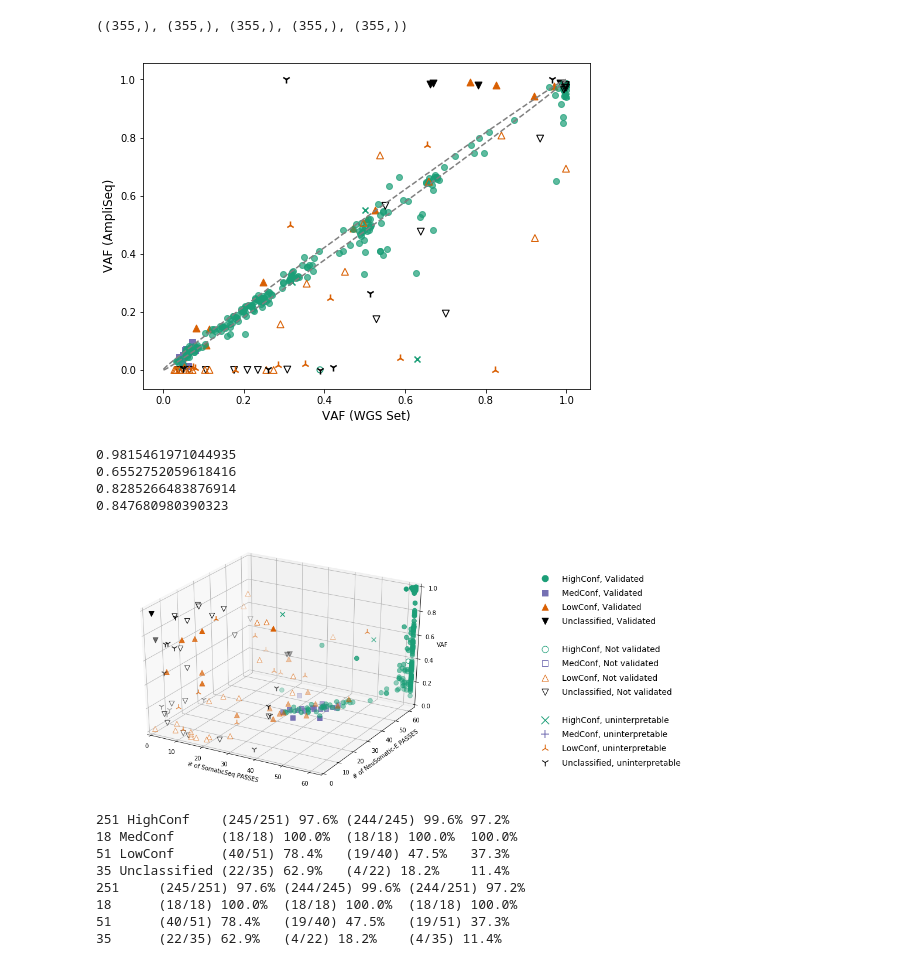
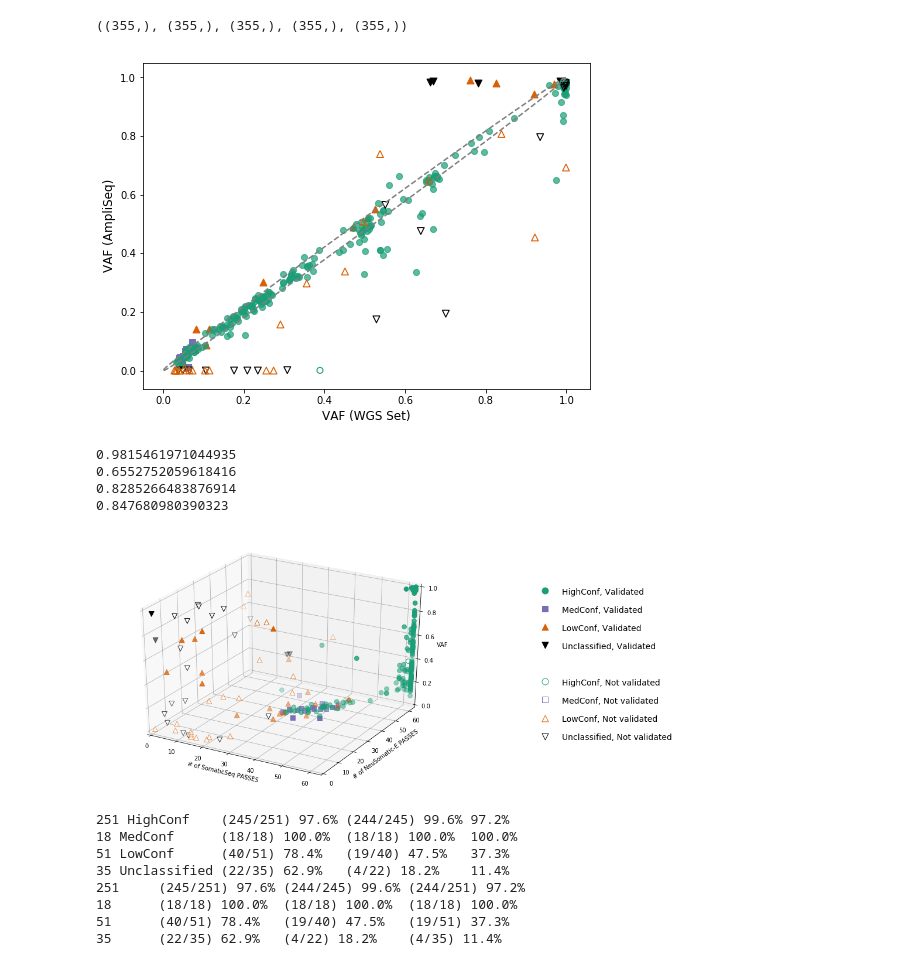
Before and after one commit to bioinform/somaticseq, a Jupyter notebook: utilities/Code_for_Figures/reference_samples_manuscript/Validation_VAF_Scatter_Plots.ipynb, the cells around one changed output. Saved outputs shown, nothing was run; the diff lists cells and outputs as text; code cells hidden in the pictures.

```diff
--- a/utilities/Code_for_Figures/reference_samples_manuscript/Validation_VAF_Scatter_Plots.ipynb
+++ b/utilities/Code_for_Figures/reference_samples_manuscript/Validation_VAF_Scatter_Plots.ipynb
@@ -263,17 +263,17 @@ plt.scatter(goldTVAFs[ np.all( (confLabels=='HighConf', validations=='NO'), axis
             validationTVAFs[ np.all( (confLabels=='HighConf', validations=='NO'), axis=0) ], s=ms,  color=highConfColor, facecolors='none', marker='o')
 
 
-plt.scatter(goldTVAFs[ np.all( (confLabels=='Unclassified', validations=='UNKNOWN'), axis=0) ], \
-            validationTVAFs[ np.all( (confLabels=='Unclassified', validations=='UNKNOWN'), axis=0) ], s=ms*1.8, color=unclassifiedColor, marker='1',)
+# plt.scatter(goldTVAFs[ np.all( (confLabels=='Unclassified', validations=='UNKNOWN'), axis=0) ], \
+#             validationTVAFs[ np.all( (confLabels=='Unclassified', validations=='UNKNOWN'), axis=0) ], s=ms*1.8, color=unclassifiedColor, marker='1',)
 
-plt.scatter(goldTVAFs[ np.all( (confLabels=='LowConf', validations=='UNKNOWN'), axis=0) ], \
-            validationTVAFs[ np.all( (confLabels=='LowConf', validations=='UNKNOWN'), axis=0) ], s=ms*1.8, color=lowConfColor, marker='2',)
+# plt.scatter(goldTVAFs[ np.all( (confLabels=='LowConf', validations=='UNKNOWN'), axis=0) ], \
+#             validationTVAFs[ np.all( (confLabels=='LowConf', validations=='UNKNOWN'), axis=0) ], s=ms*1.8, color=lowConfColor, marker='2',)
 
-plt.scatter(goldTVAFs[ np.all( (confLabels=='MedConf', validations=='UNKNOWN'), axis=0) ], \
-            validationTVAFs[ np.all( (confLabels=='MedConf', validations=='UNKNOWN'), axis=0) ], s=ms*1.8,  color=medConfColor, marker='+',)
+# plt.scatter(goldTVAFs[ np.all( (confLabels=='MedConf', validations=='UNKNOWN'), axis=0) ], \
+#             validationTVAFs[ np.all( (confLabels=='MedConf', validations=='UNKNOWN'), axis=0) ], s=ms*1.8,  color=medConfColor, marker='+',)
 
-plt.scatter(goldTVAFs[ np.all( (confLabels=='HighConf', validations=='UNKNOWN'), axis=0) ], \
-            validationTVAFs[ np.all( (confLabels=='HighConf', validations=='UNKNOWN'), axis=0) ], s=ms, color=highConfColor, marker='x',)
+# plt.scatter(goldTVAFs[ np.all( (confLabels=='HighConf', validations=='UNKNOWN'), axis=0) ], \
+#             validationTVAFs[ np.all( (confLabels=='HighConf', validations=='UNKNOWN'), axis=0) ], s=ms, color=highConfColor, marker='x',)
 
 
 x_range     = []
@@ -296,7 +296,7 @@ plt.ylabel('VAF (AmpliSeq)', size=12)
 
 plt.savefig('../Main_Figures/Fig_2d_ampliseq_cross_validation.pdf', bbox_inches='tight')
 # %% [output]
-[figure, old version]
+[figure, new version]
 # %%
 print( R(goldTVAFs[ confLabels=='HighConf'],     validationTVAFs[ confLabels=='HighConf' ]))
 print( R(goldTVAFs[ confLabels=='MedConf'],      validationTVAFs[ confLabels=='MedConf' ]))
@@ -360,25 +360,25 @@ ax.scatter(nPASSES[  np.all( (confLabels=='Unclassified', validations=='NO'), ax
 
 
 
-ax.scatter(nPASSES[   np.all( (confLabels=='HighConf', validations=='UNKNOWN'), axis=0) ], \
-           neuE[      np.all( (confLabels=='HighConf', validations=='UNKNOWN'), axis=0) ], \
-           goldTVAFs[ np.all( (confLabels=='HighConf', validations=='UNKNOWN'), axis=0) ], \
-           color=highConfColor, s=markersize, marker='x' )
+# ax.scatter(nPASSES[   np.all( (confLabels=='HighConf', validations=='UNKNOWN'), axis=0) ], \
+#            neuE[      np.all( (confLabels=='HighConf', validations=='UNKNOWN'), axis=0) ], \
+#            goldTVAFs[ np.all( (confLabels=='HighConf', validations=='UNKNOWN'), axis=0) ], \
+#            color=highConfColor, s=markersize, marker='x' )
 
-ax.scatter(nPASSES[   np.all( (confLabels=='MedConf', validations=='UNKNOWN'), axis=0) ], \
-           neuE[      np.all( (confLabels=='MedConf', validations=='UNKNOWN'), axis=0) ], \
-           goldTVAFs[ np.all( (confLabels=='MedConf', validations=='UNKNOWN'), axis=0) ], \
-           color=medConfColor, s=markersize*1.8, marker='+' )
+# ax.scatter(nPASSES[   np.all( (confLabels=='MedConf', validations=='UNKNOWN'), axis=0) ], \
+#            neuE[      np.all( (confLabels=='MedConf', validations=='UNKNOWN'), axis=0) ], \
+#            goldTVAFs[ np.all( (confLabels=='MedConf', validations=='UNKNOWN'), axis=0) ], \
+#            color=medConfColor, s=markersize*1.8, marker='+' )
 
-ax.scatter(nPASSES[   np.all( (confLabels=='LowConf', validations=='UNKNOWN'), axis=0) ], \
-           neuE[      np.all( (confLabels=='LowConf', validations=='UNKNOWN'), axis=0) ], \
-           goldTVAFs[ np.all( (confLabels=='LowConf', validations=='UNKNOWN'), axis=0) ], \
-           color=lowConfColor, s=markersize*1.8, marker='2' )
+# ax.scatter(nPASSES[   np.all( (confLabels=='LowConf', validations=='UNKNOWN'), axis=0) ], \
+#            neuE[      np.all( (confLabels=='LowConf', validations=='UNKNOWN'), axis=0) ], \
+#            goldTVAFs[ np.all( (confLabels=='LowConf', validations=='UNKNOWN'), axis=0) ], \
+#            color=lowConfColor, s=markersize*1.8, marker='2' )
 
-ax.scatter(nPASSES[   np.all( (confLabels=='Unclassified', validations=='UNKNOWN'), axis=0) ], \
-           neuE[      np.all( (confLabels=='Unclassified', validations=='UNKNOWN'), axis=0) ], \
-           goldTVAFs[ np.all( (confLabels=='Unclassified', validations=='UNKNOWN'), axis=0) ], \
-           color=unclassifiedColor, s=markersize*1.8, marker='1' )
+# ax.scatter(nPASSES[   np.all( (confLabels=='Unclassified', validations=='UNKNOWN'), axis=0) ], \
+#            neuE[      np.all( (confLabels=='Unclassified', validations=='UNKNOWN'), axis=0) ], \
+#            goldTVAFs[ np.all( (confLabels=='Unclassified', validations=='UNKNOWN'), axis=0) ], \
+#            color=unclassifiedColor, s=markersize*1.8, marker='1' )
 
 ax.set_xlim(0, 63)
 ax.set_ylim(0, 63)
@@ -398,43 +398,43 @@ ax.scatter(0, 1-0.05*3, color=lowConfColor,      s=markersize*2, marker='^')
 ax.scatter(0, 1-0.05*4, color=unclassifiedColor, s=markersize*2, marker='v')
 
 ax.text(0.05, 1-0.05*1-0.01, 'HighConf, Validated', size=14)
 ax.text(0.05, 1-0.05*2-0.01, 'MedConf, Validated', size=14)
 ax.text(0.05, 1-0.05*3-0.01, 'LowConf, Validated', size=14)
 ax.text(0.05, 1-0.05*4-0.01, 'Unclassified, Validated', size=14)
 
 
 ax.scatter(0, 1-0.05*6, color=highConfColor,     facecolor='white', s=markersize*2, marker='o')
 ax.scatter(0, 1-0.05*7, color=medConfColor,      facecolor='white', s=markersize*2, marker='s')
 ax.scatter(0, 1-0.05*8, color=lowConfColor,      facecolor='white', s=markersize*2, marker='^')
 ax.scatter(0, 1-0.05*9, color=unclassifiedColor, facecolor='white', s=markersize*2, marker='v')
 
 
 ax.text(0.05, 1-0.05*6-0.01, 'HighConf, Not validated', size=14)
 ax.text(0.05, 1-0.05*7-0.01, 'MedConf, Not validated', size=14)
 ax.text(0.05, 1-0.05*8-0.01, 'LowConf, Not validated', size=14)
 ax.text(0.05, 1-0.05*9-0.01, 'Unclassified, Not validated', size=14)
 
-ax.scatter(0, 1-0.05*11,  color=highConfColor,      s=markersize*3, marker='x')
-ax.scatter(0, 1-0.05*12, color=medConfColor,       s=markersize*3, marker='+')
-ax.scatter(0, 1-0.05*13, color=lowConfColor,       s=markersize*3, marker='2')
-ax.scatter(0, 1-0.05*14, color=unclassifiedColor,  s=markersize*3, marker='1')
+# ax.scatter(0, 1-0.05*11,  color=highConfColor,      s=markersize*3, marker='x')
+# ax.scatter(0, 1-0.05*12, color=medConfColor,       s=markersize*3, marker='+')
+# ax.scatter(0, 1-0.05*13, color=lowConfColor,       s=markersize*3, marker='2')
+# ax.scatter(0, 1-0.05*14, color=unclassifiedColor,  s=markersize*3, marker='1')
 
-ax.text(0.05, 1-0.05*11-0.01, 'HighConf, uninterpretable', size=14)
-ax.text(0.05, 1-0.05*12-0.01, 'MedConf, uninterpretable', size=14)
-ax.text(0.05, 1-0.05*13-0.01, 'LowConf, uninterpretable', size=14)
-ax.text(0.05, 1-0.05*14-0.01, 'Unclassified, uninterpretable', size=14)
+# ax.text(0.05, 1-0.05*11-0.01, 'HighConf, uninterpretable', size=14)
+# ax.text(0.05, 1-0.05*12-0.01, 'MedConf, uninterpretable', size=14)
+# ax.text(0.05, 1-0.05*13-0.01, 'LowConf, uninterpretable', size=14)
+# ax.text(0.05, 1-0.05*14-0.01, 'Unclassified, uninterpretable', size=14)
 
 
 ax.get_xaxis().set_visible(False)
 ax.get_yaxis().set_visible(False)
 ax.set_frame_on(False)
 
 ax.set_xlim((-0.05, 1))
-ax.set_ylim((0.2, 1.1))
+ax.set_ylim((0.4, 1.1))
 
 plt.savefig('../Extended_Data_Figures/Extended_Data_Fig_01c_somaticseq_vs_neusomatic_validation.pdf', bbox_inches='tight' )
 # %% [output]
-[figure, old version]
+[figure, new version]
 # %%
 for conf_i in 'HighConf', 'MedConf', 'LowConf', 'Unclassified':
 
```
Also changed, not shown: parts of 5 cells of this notebook, 2 other files.
